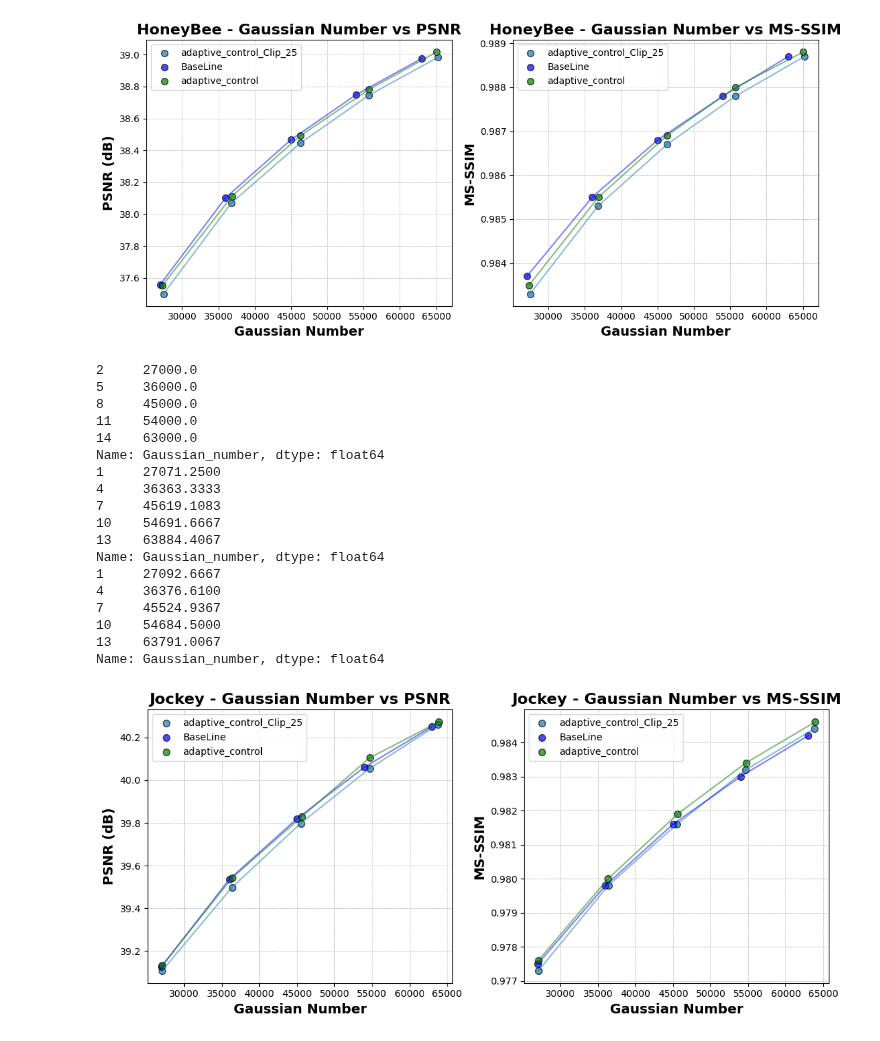
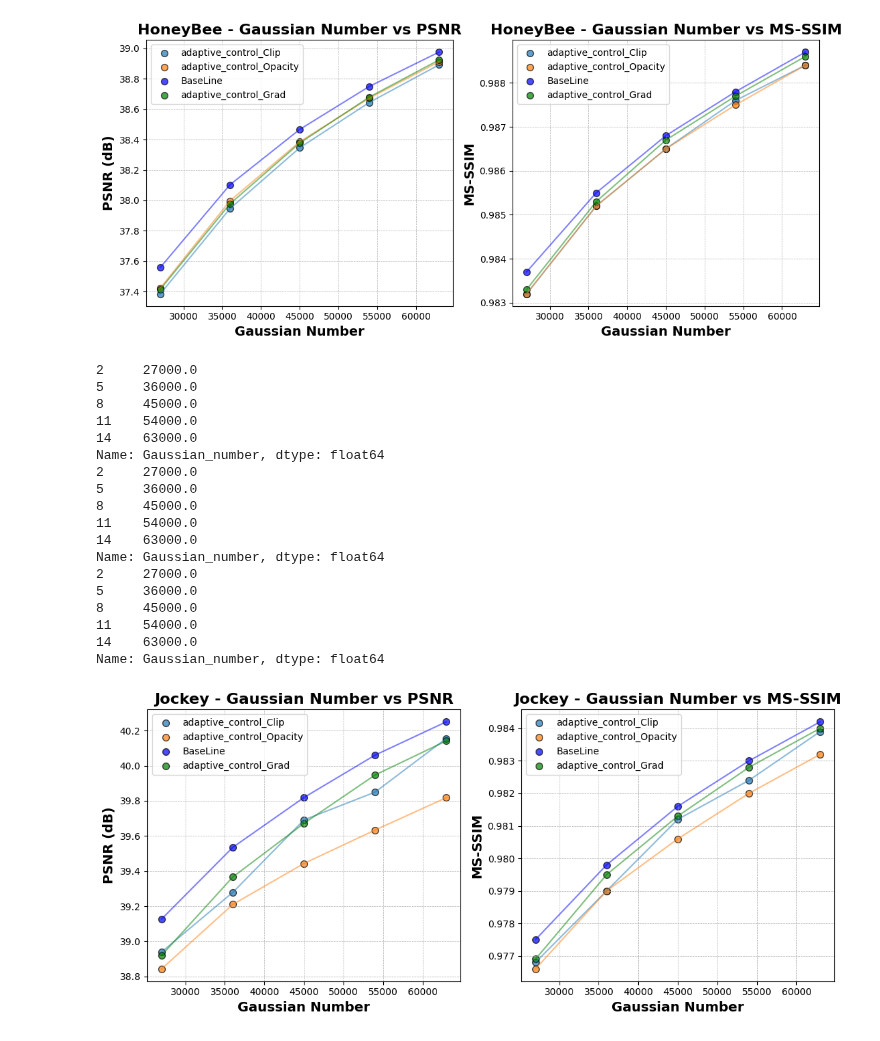
Before and after one commit to ac-freeman/GSVC, a Jupyter notebook: Visualization/Compare.ipynb, the cells around one changed output. Drawn from its saved outputs; the diff is of its cells as text; code cells hidden in the pictures.

```diff
--- a/Visualization/Compare.ipynb
+++ b/Visualization/Compare.ipynb
@@ -6,9 +6,9 @@ import numpy as np
 # %%
 # Base directory where datasets are stored
 dir_baseline = '../checkpoints/result/'
-dir_density_1 = '../checkpoints/result_density/'
+dir_density_1 = '../checkpoints/result_density_Grad/'
 dir_density_2 = '../checkpoints/result_Clip/'
-# dir_density_3 = '../checkpoints/result_Clips/'
+dir_density_3 = '../checkpoints/result_density_Opacity/'
 # dir_density_4 = '../checkpoints/result_Clip_5/'
 datasets = ['Beauty', 'HoneyBee', 'Jockey']
 # %%
@@ -120,7 +120,7 @@ def plot_gaussian_vs_metrics_1(df_baseline, df_new_method_1):
         plt.scatter(subset_df_baseline['Gaussian_number'], subset_df_baseline['MS-SSIM'],
                     color='blue', alpha=0.7, s=50, label='BaseLine', edgecolor='black')
         plt.scatter(subset_df_new_method_1['Gaussian_number'], subset_df_new_method_1['MS-SSIM'],
-                    color='green', alpha=0.7, s=50, label='adaptive_control', edgecolor='black')
+                    color='green', alpha=0.7, s=50, label='adaptive_control_Opac', edgecolor='black')
 
         # 绘制连线
         plt.plot(subset_df_baseline['Gaussian_number'], subset_df_baseline['MS-SSIM'],
@@ -148,14 +148,14 @@ def plot_gaussian_vs_metrics_1(df_baseline, df_new_method_1):
         # 显示图像
         plt.show()
 
-# def plot_gaussian_vs_metrics(df_baseline, df_new_method_1, df_new_method_2, df_new_method_3, df_new_method_4):
-def plot_gaussian_vs_metrics(df_baseline, df_new_method_1, df_new_method_2):
+def plot_gaussian_vs_metrics(df_baseline, df_new_method_1, df_new_method_2, df_new_method_3):
+# def plot_gaussian_vs_metrics(df_baseline, df_new_method_1, df_new_method_2):
     for dataset in datasets:
         # 按 GaussianCount 排序确保一致
         subset_df_baseline = df_baseline[df_baseline['Dataset'] == dataset].sort_values(by='Gaussian_number')
         subset_df_new_method_1 = df_new_method_1[df_new_method_1['Dataset'] == dataset].sort_values(by='Gaussian_number')
         subset_df_new_method_2 = df_new_method_2[df_new_method_2['Dataset'] == dataset].sort_values(by='Gaussian_number')
-        # subset_df_new_method_3 = df_new_method_3[df_new_method_3['Dataset'] == dataset].sort_values(by='Gaussian_number')
+        subset_df_new_method_3 = df_new_method_3[df_new_method_3['Dataset'] == dataset].sort_values(by='Gaussian_number')
         # subset_df_new_method_4 = df_new_method_4[df_new_method_4['Dataset'] == dataset].sort_values(by='Gaussian_number')
         plt.figure(figsize=(11, 5))
 
@@ -165,15 +165,15 @@ def plot_gaussian_vs_metrics(df_baseline, df_new_method_1, df_new_method_2):
         # 添加散点图和连线
 
         plt.scatter(subset_df_new_method_2['Gaussian_number'], subset_df_new_method_2['PSNR'],
-                     alpha=0.7, s=50, label='adaptive_control_Clip_25', edgecolor='black')
-        # plt.scatter(subset_df_new_method_3['Gaussian_number'], subset_df_new_method_3['PSNR'],
-        #              alpha=0.7, s=50, label='adaptive_control_Clip_10', edgecolor='black')
+                     alpha=0.7, s=50, label='adaptive_control_Clip', edgecolor='black')
+        plt.scatter(subset_df_new_method_3['Gaussian_number'], subset_df_new_method_3['PSNR'],
+                     alpha=0.7, s=50, label='adaptive_control_Opacity', edgecolor='black')
         # plt.scatter(subset_df_new_method_4['Gaussian_number'], subset_df_new_method_4['PSNR'],
                     # color='red', alpha=0.7, s=50, label='adaptive_control_Clip_5', edgecolor='black')
         plt.scatter(subset_df_baseline['Gaussian_number'], subset_df_baseline['PSNR'],
                     color='blue', alpha=0.7, s=50, label='BaseLine', edgecolor='black')
         plt.scatter(subset_df_new_method_1['Gaussian_number'], subset_df_new_method_1['PSNR'],
-                    color='green', alpha=0.7, s=50, label='adaptive_control', edgecolor='black')
+                    color='green', alpha=0.7, s=50, label='adaptive_control_Grad', edgecolor='black')
         print(subset_df_baseline['Gaussian_number'])
         print(subset_df_new_method_1['Gaussian_number'])
         print(subset_df_new_method_2['Gaussian_number'])
@@ -183,8 +183,8 @@ def plot_gaussian_vs_metrics(df_baseline, df_new_method_1, df_new_method_2):
 
         plt.plot(subset_df_new_method_2['Gaussian_number'], subset_df_new_method_2['PSNR'],
                   alpha=0.5)
-        # plt.plot(subset_df_new_method_3['Gaussian_number'], subset_df_new_method_3['PSNR'],
-        #           alpha=0.5)
+        plt.plot(subset_df_new_method_3['Gaussian_number'], subset_df_new_method_3['PSNR'],
+                  alpha=0.5)
         # plt.plot(subset_df_new_method_4['Gaussian_number'], subset_df_new_method_4['PSNR'],
         #          'r-', alpha=0.5)
         plt.plot(subset_df_baseline['Gaussian_number'], subset_df_baseline['PSNR'],
@@ -209,23 +209,23 @@ def plot_gaussian_vs_metrics(df_baseline, df_new_method_1, df_new_method_2):
 
 
         plt.scatter(subset_df_new_method_2['Gaussian_number'], subset_df_new_method_2['MS-SSIM'],
-                     alpha=0.7, s=50, label='adaptive_control_Clip_25', edgecolor='black')
-        # plt.scatter(subset_df_new_method_3['Gaussian_number'], subset_df_new_method_3['MS-SSIM'],
-        #              alpha=0.7, s=50, label='adaptive_control_Clip_10', edgecolor='black')
+                     alpha=0.7, s=50, label='adaptive_control_Clip', edgecolor='black')
+        plt.scatter(subset_df_new_method_3['Gaussian_number'], subset_df_new_method_3['MS-SSIM'],
+                     alpha=0.7, s=50, label='adaptive_control_Opacity', edgecolor='black')
         # plt.scatter(subset_df_new_method_4['Gaussian_number'], subset_df_new_method_4['MS-SSIM'],
                     # color='red', alpha=0.7, s=50, label='adaptive_control_Clip_5', edgecolor='black')
         plt.scatter(subset_df_baseline['Gaussian_number'], subset_df_baseline['MS-SSIM'],
                     color='blue', alpha=0.7, s=50, label='BaseLine', edgecolor='black')
         plt.scatter(subset_df_new_method_1['Gaussian_number'], subset_df_new_method_1['MS-SSIM'],
-                    color='green', alpha=0.7, s=50, label='adaptive_control', edgecolor='black')
+                    color='green', alpha=0.7, s=50, label='adaptive_control_Grad', edgecolor='black')
 
 
         # 绘制连线
 
         plt.plot(subset_df_new_method_2['Gaussian_number'], subset_df_new_method_2['MS-SSIM'],
                   alpha=0.5)
-        # plt.plot(subset_df_new_method_3['Gaussian_number'], subset_df_new_method_3['MS-SSIM'],
-        #           alpha=0.5)
+        plt.plot(subset_df_new_method_3['Gaussian_number'], subset_df_new_method_3['MS-SSIM'],
+                  alpha=0.5)
         # plt.plot(subset_df_new_method_4['Gaussian_number'], subset_df_new_method_4['MS-SSIM'],
         #          'r-', alpha=0.5)
         plt.plot(subset_df_baseline['Gaussian_number'], subset_df_baseline['MS-SSIM'],
@@ -255,7 +255,7 @@ def plot_gaussian_vs_metrics(df_baseline, df_new_method_1, df_new_method_2):
 # %%
 # plot_gaussian_vs_metrics(df_baseline,df_new_method_1,df_new_method_2,df_new_method_3,df_new_method_4)
 # plot_gaussian_vs_metrics_1(df_baseline,df_new_method_1)
-plot_gaussian_vs_metrics(df_baseline,df_new_method_1,df_new_method_2)
+plot_gaussian_vs_metrics(df_baseline,df_new_method_1,df_new_method_2,df_new_method_3)
 # %% [output]
 0     27000.0
 3     36000.0
@@ -296,21 +296,21 @@ Name: Gaussian_number, dtype: float64
 Name: Gaussian_number, dtype: float64
-[figure, old version]
+[figure, new version]
 2     27000.0
 5     36000.0
 8     45000.0
 11    54000.0
 14    63000.0
 Name: Gaussian_number, dtype: float64
-1     27071.2500
-4     36363.3333
-7     45619.1083
-10    54691.6667
-13    63884.4067
+2     27000.0
+5     36000.0
+8     45000.0
+11    54000.0
+14    63000.0
 Name: Gaussian_number, dtype: float64
-1     27092.6667
-4     36376.6100
-7     45524.9367
-10    54684.5000
-13    63791.0067
+2     27000.0
+5     36000.0
+8     45000.0
+11    54000.0
+14    63000.0
 Name: Gaussian_number, dtype: float64
-[figure, old version]
+[figure, new version]
```
Also changed, not shown: parts of 2 cells of this notebook, 59 other files.
